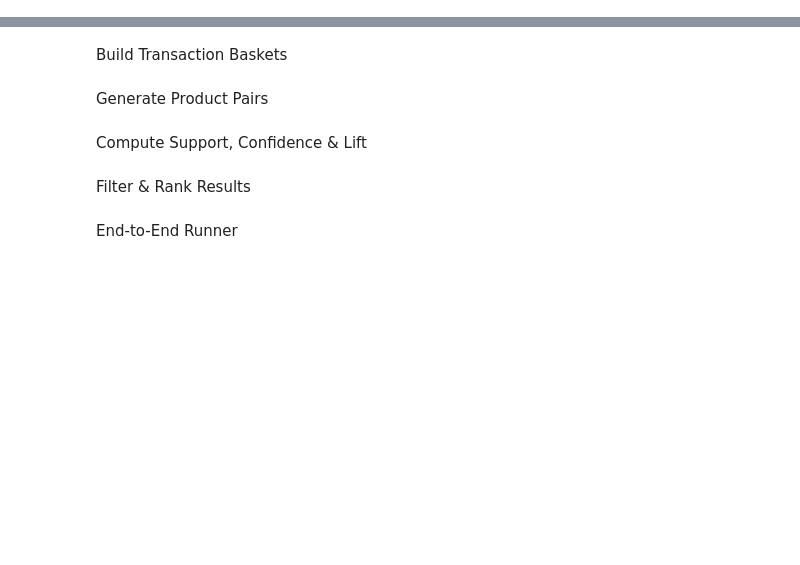
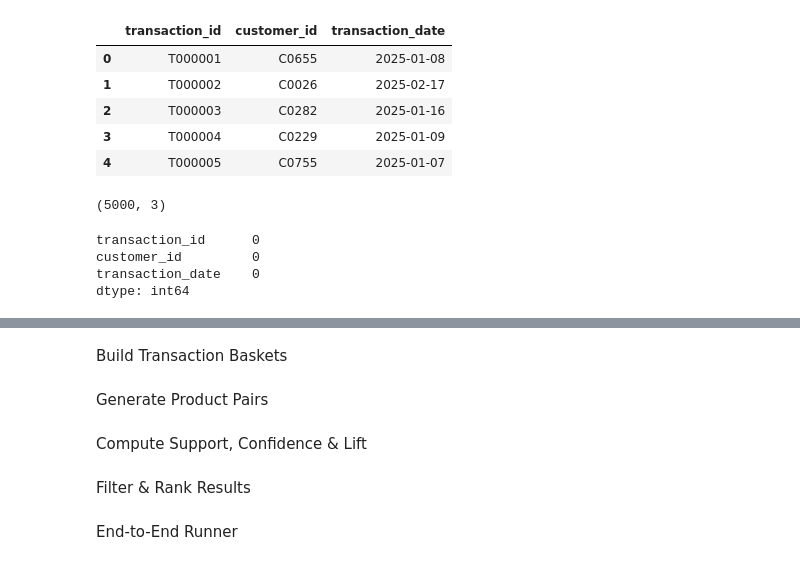
Before and after one commit to ModassirIslam106/Real-Time-Shopping-Basket-Affinity-Analyzer, a Jupyter notebook: model.ipynb, the cells around one changed output, grey strips where cells are left out. Cells and saved outputs as stored; diff of their text form; code cells hidden in the pictures; blank space fills up the shorter version.

```diff
--- a/model.ipynb
+++ b/model.ipynb
@@ -13,0 +46,20 @@ def load_data(base_path):
+# %%
+sales_header.head()
+# %% [output]
+|  | transaction_id | customer_id | transaction_date |
+| 0 | T000001 | C0655 | 2025-01-08 |
+| 1 | T000002 | C0026 | 2025-02-17 |
+| 2 | T000003 | C0282 | 2025-01-16 |
+| 3 | T000004 | C0229 | 2025-01-09 |
+| 4 | T000005 | C0755 | 2025-01-07 |
+# %%
+sales_header.shape
+# %% [output]
+(5000, 3)
+# %%
+sales_header.isnull().sum()
+# %% [output]
+transaction_id      0
+customer_id         0
+transaction_date    0
+dtype: int64
```
Also changed, not shown: parts of 15 cells of this notebook.
